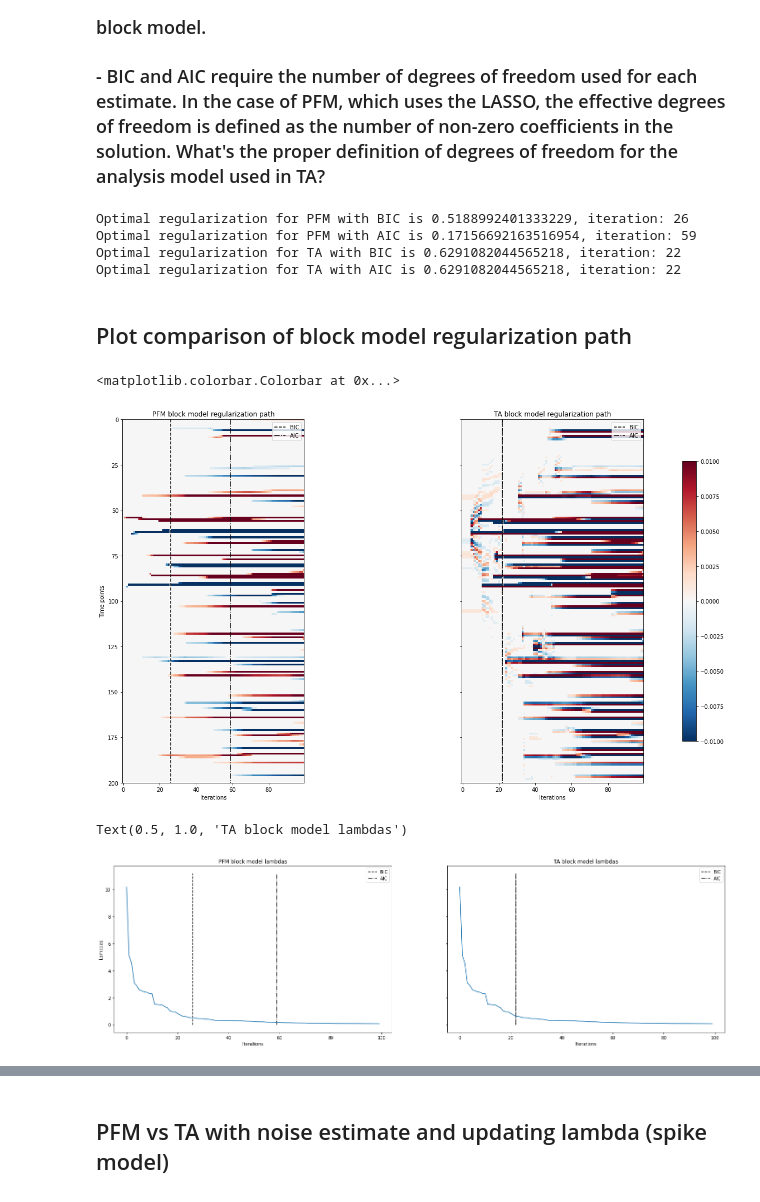
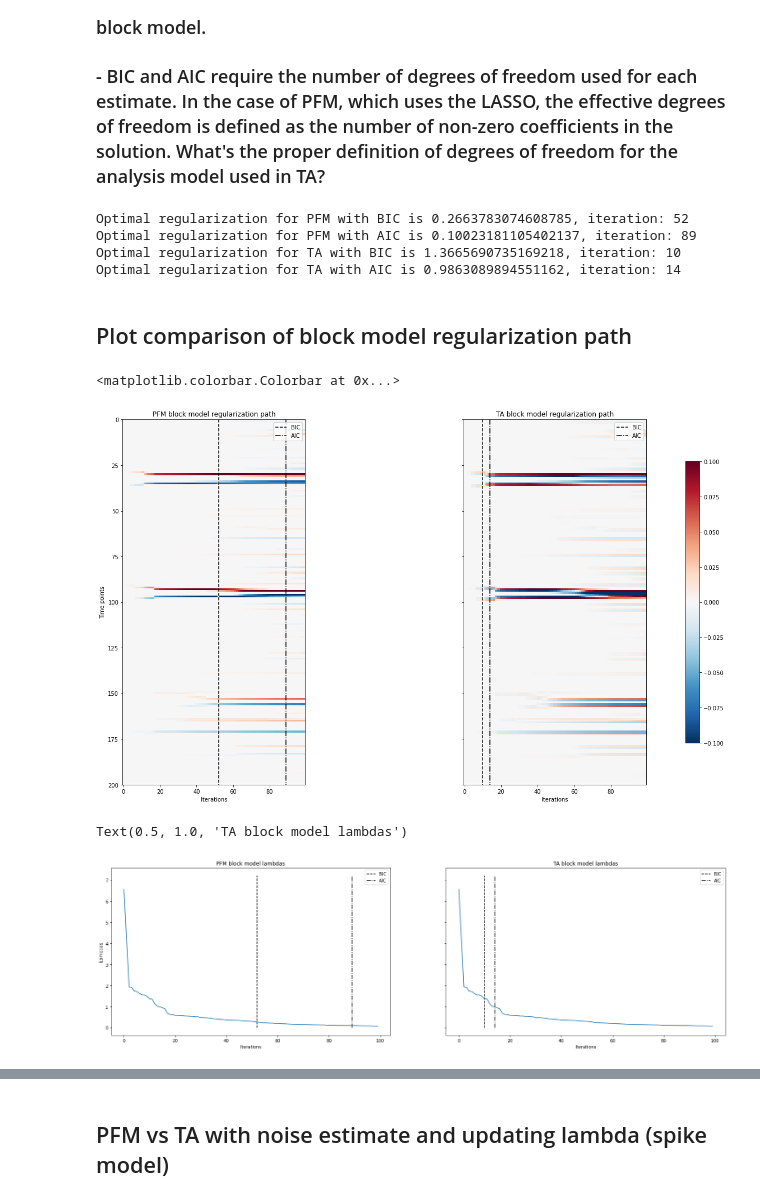
Before and after one commit to eurunuela/pfm_vs_ta, a Jupyter notebook: pfm_vs_ta.ipynb, the cells around one changed output, grey strips where cells are left out. Cells and saved outputs as stored; diff of their text form; code cells hidden in the pictures.

Commit message:
Make TA run more iterations with block model

```diff
--- a/pfm_vs_ta.ipynb
+++ b/pfm_vs_ta.ipynb
@@ -268,6 +268,7 @@ params['model'] = 'block'
 params['f_analyze'], params['f_recons'], params['maxeig'] = hrf_filters(params['tr'], condition=params['model'])
 n = params['f_analyze']['num']
 d = params['f_analyze']['den']
+params['NitTemp'] = 1000
 
 hrf_block = np.dot(hrf, np.tril(np.ones(nscans)))
 nlambdas = int(0.5*nscans)
@@ -334,35 +335,35 @@ print(f'Optimal regularization for PFM with AIC is {lambdas_pfm_block[aic_pfm_bl
 print(f'Optimal regularization for TA with BIC is {lambdas_ta_block[bic_ta_block_idx]}, iteration: {bic_ta_block_idx}')
 print(f'Optimal regularization for TA with AIC is {lambdas_ta_block[aic_ta_block_idx]}, iteration: {aic_ta_block_idx}')
 # %% [output]
-Optimal regularization for PFM with BIC is 0.5188992401333229, iteration: 26
-Optimal regularization for PFM with AIC is 0.17156692163516954, iteration: 59
-Optimal regularization for TA with BIC is 0.6291082044565218, iteration: 22
-Optimal regularization for TA with AIC is 0.6291082044565218, iteration: 22
+Optimal regularization for PFM with BIC is 0.2663783074608785, iteration: 52
+Optimal regularization for PFM with AIC is 0.10023181105402137, iteration: 89
+Optimal regularization for TA with BIC is 1.3665690735169218, iteration: 10
+Optimal regularization for TA with AIC is 0.9863089894551162, iteration: 14
 # %% [markdown]
 ## Plot comparison of block model regularization path
 # %%
-max_scale=.01 # largest amplitude for visualization purposes
+max_scale=.1 # largest amplitude for visualization purposes
 # TIP: saturate the plots (i.e. very small max_scale) in order to see
 # the erratic operations in TA in the largest lambdas (first iterations)
 fig, (ax1, ax2) = plt.subplots(1, 2, sharey=True, figsize=(25,12))
 im = ax1.imshow(pfm_block_coef_path, cmap='RdBu_r', vmin=-max_scale, vmax=max_scale)
 ax1.vlines(x=bic_pfm_block_idx, ymin=0, ymax=nscans, color='black', linestyles='dashed', label='BIC')
 ax1.vlines(x=aic_pfm_block_idx, ymin=0, ymax=nscans, color='black', linestyles='dashdot', label='AIC')
 ax1.set_ylim([nscans, 0])
 ax1.legend()
 ax1.set(xlabel='Iterations', ylabel='Time points')
 ax1.set_title('PFM block model regularization path')
 ax2.imshow(ta_block_coef_path, cmap='RdBu_r', vmin=-max_scale, vmax=max_scale)
 ax2.vlines(x=bic_ta_block_idx, ymin=0, ymax=nscans, color='black', linestyles='dashed', label='BIC')
 ax2.vlines(x=aic_ta_block_idx, ymin=0, ymax=nscans, color='black', linestyles='dashdot', label='AIC')
 ax2.set_ylim([nscans, 0])
 ax2.legend()
 ax2.set(xlabel='Iterations')
 ax2.set_title('TA block model regularization path')
 fig.colorbar(im, ax=[ax1, ax2], shrink=0.77)
 # %% [output]
 <matplotlib.colorbar.Colorbar at 0x...>
-[figure, old version]
+[figure, new version]
 # %%
 fig, (ax1, ax2) = plt.subplots(1, 2, sharey=True, figsize=(25,7))
 ax1.plot(lambdas_pfm_block)
@@ -379,7 +380,7 @@ ax2.set(xlabel='Iterations')
 ax2.set_title('TA block model lambdas')
 # %% [output]
 Text(0.5, 1.0, 'TA block model lambdas')
-[figure, old version]
+[figure, new version]
 # %%
 fig, (ax1, ax2) = plt.subplots(1, 2, sharey=True, figsize=(25,7))
 ax1.plot(bic_pfm_block, label='PFM BIC')
```
Also changed, not shown: parts of 13 cells of this notebook, 1 other file.
